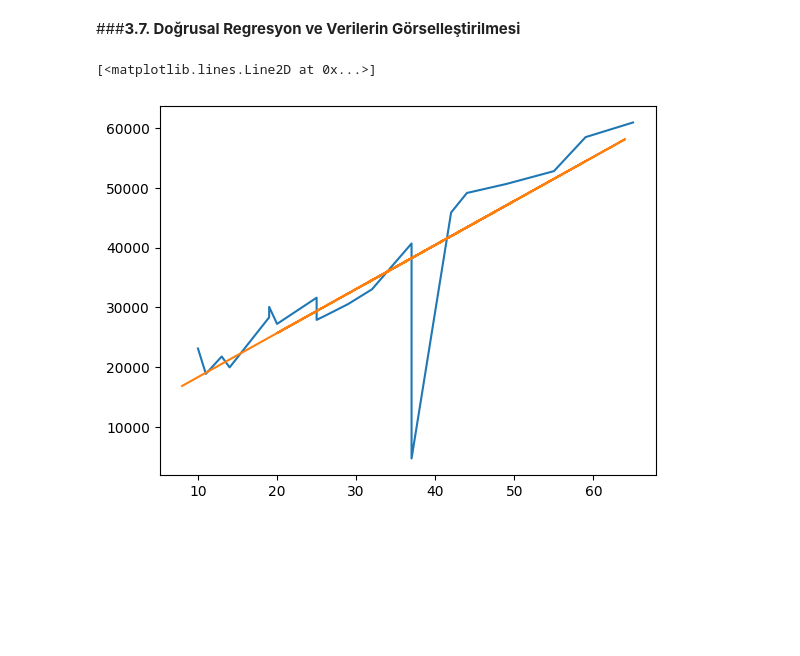
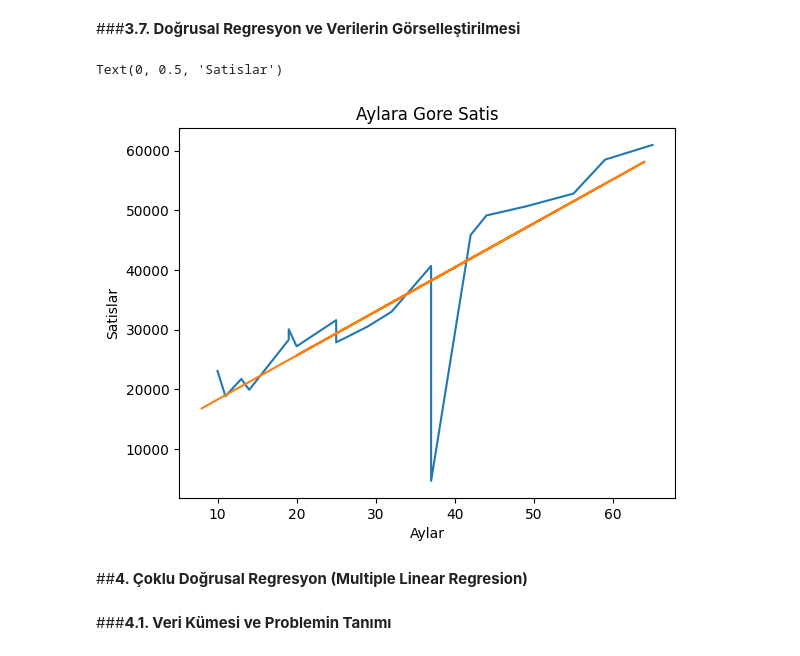
Before and after one commit to arifaygun/ML_Calisma_Notebooklari, a Jupyter notebook: Pythonla_Makine_Ogrenmesi.ipynb, the cells around one changed output. Cells and saved outputs as stored; diff of their text form; code cells hidden in the pictures; blank space fills up the shorter version.

```diff
--- a/Pythonla_Makine_Ogrenmesi.ipynb
+++ b/Pythonla_Makine_Ogrenmesi.ipynb
@@ -870,6 +870,13 @@ y_train = y_train.sort_index()
 # %%
 plt.plot(x_train,y_train)
 plt.plot(x_test, lr.predict(x_test))
+plt.title('Aylara Gore Satis')
+plt.xlabel('Aylar')
+plt.ylabel('Satislar')
 # %% [output]
-[<matplotlib.lines.Line2D at 0x...>]
+Text(0, 0.5, 'Satislar')
-[figure, old version]
+[figure, new version]
+# %% [markdown]
+##**4. Çoklu Doğrusal Regresyon (Multiple Linear Regresion)**
+# %% [markdown]
+###**4.1. Veri Kümesi ve Problemin Tanımı**
```
Also changed, not shown: parts of 1 cell of this notebook.
